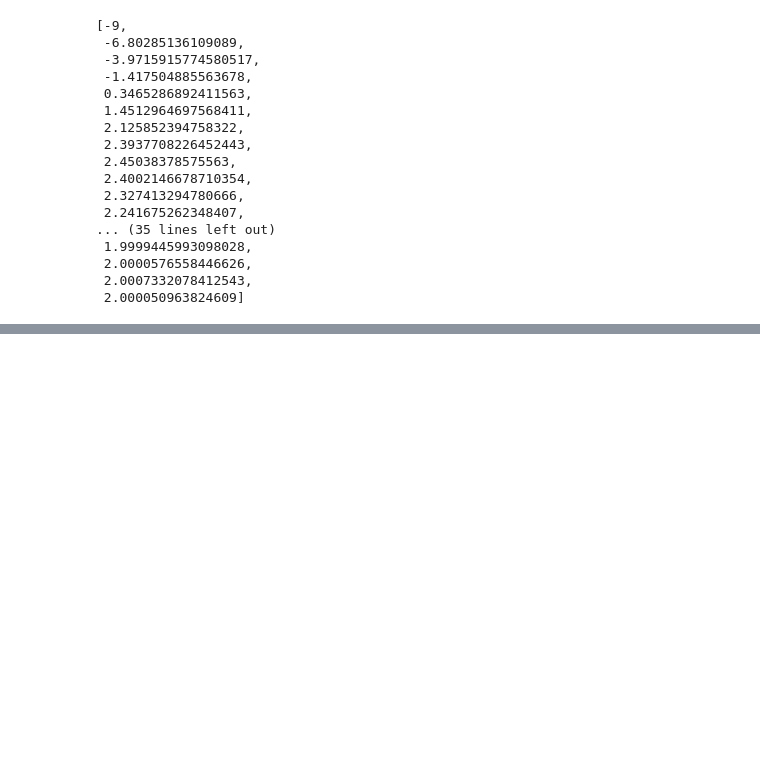
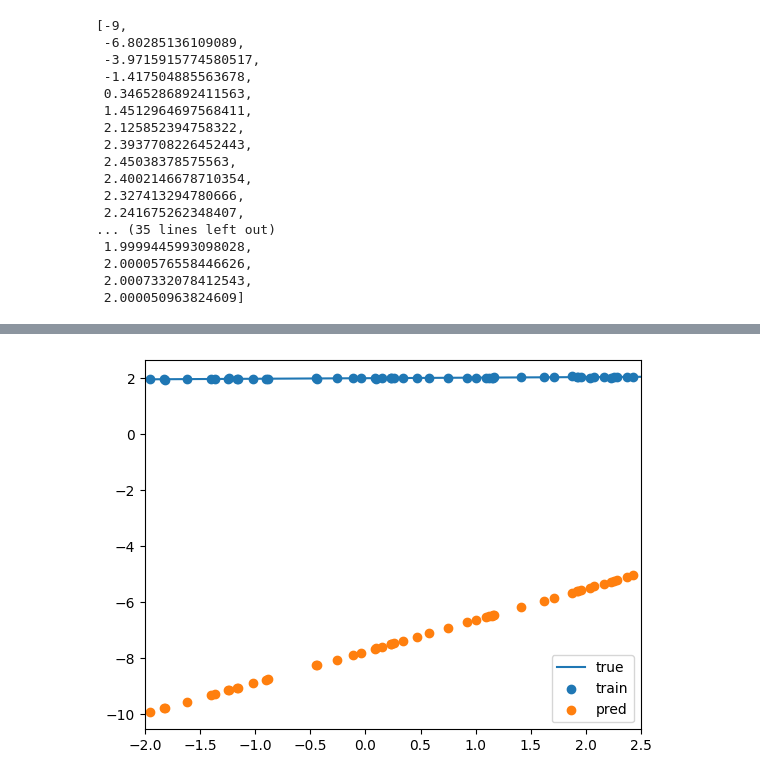
Before and after one commit to BalshowAndrew/ml_studying, a Jupyter notebook: aml/deep_learn/optimization_nw.ipynb, the cells around one changed output, grey strips where cells are left out. Cells and saved outputs as stored; diff of their text form; code cells hidden in the pictures; blank space fills up the shorter version.

```diff
--- a/aml/deep_learn/optimization_nw.ipynb
+++ b/aml/deep_learn/optimization_nw.ipynb
@@ -423,0 +490,26 @@ momentum_sgd_weights_0
+# %%
+k = 50
+lr = 0.1
+
+weights_0, weights_1 = [weight_0], [weight_1]
+
+alphas = [0, 0]
+eps = 10e-7
+for i in range(k):
+    idx = np.random.choice(len(x_train), size=amount, replace=False)
+    grad = gr_mserror(x_train[idx], weights_0[-1], weights_1[-1], y_train[idx])
+
+    alphas[0] += grad[0] ** 2
+    alphas[1] += grad[1] ** 2
+
+    lr_k_0 = lr / np.sqrt(alphas[0] + eps)
+    lr_k_1 = lr / np.sqrt(alphas[1] + eps)
+
+    new_w_0 = weights_0[-1] - lr_k_0 * grad[0]
+    new_w_1 = weights_1[-1] - lr_k_1 * grad[1]
+
+    weights_0.append(new_w_0)
+    weights_1.append(new_w_1)
+
+adagrad_sgd_weights_0 = weights_0.copy()
+adagrad_sgd_weights_0
@@ -423,0 +555,10 @@ momentum_sgd_weights_0
+# %%
+pred = weights_0[-1] + weights_1[-1] * x_train
+# %%
+plt.plot(x, f(x), label='true')
+plt.scatter(x_train, y_train, label='train')
+plt.scatter(x_train, pred, label='pred')
+plt.xlim([-2, 2.5])
+plt.legend();
+# %% [output]
+[figure, added]
```
Also changed, not shown: parts of 20 cells of this notebook.
